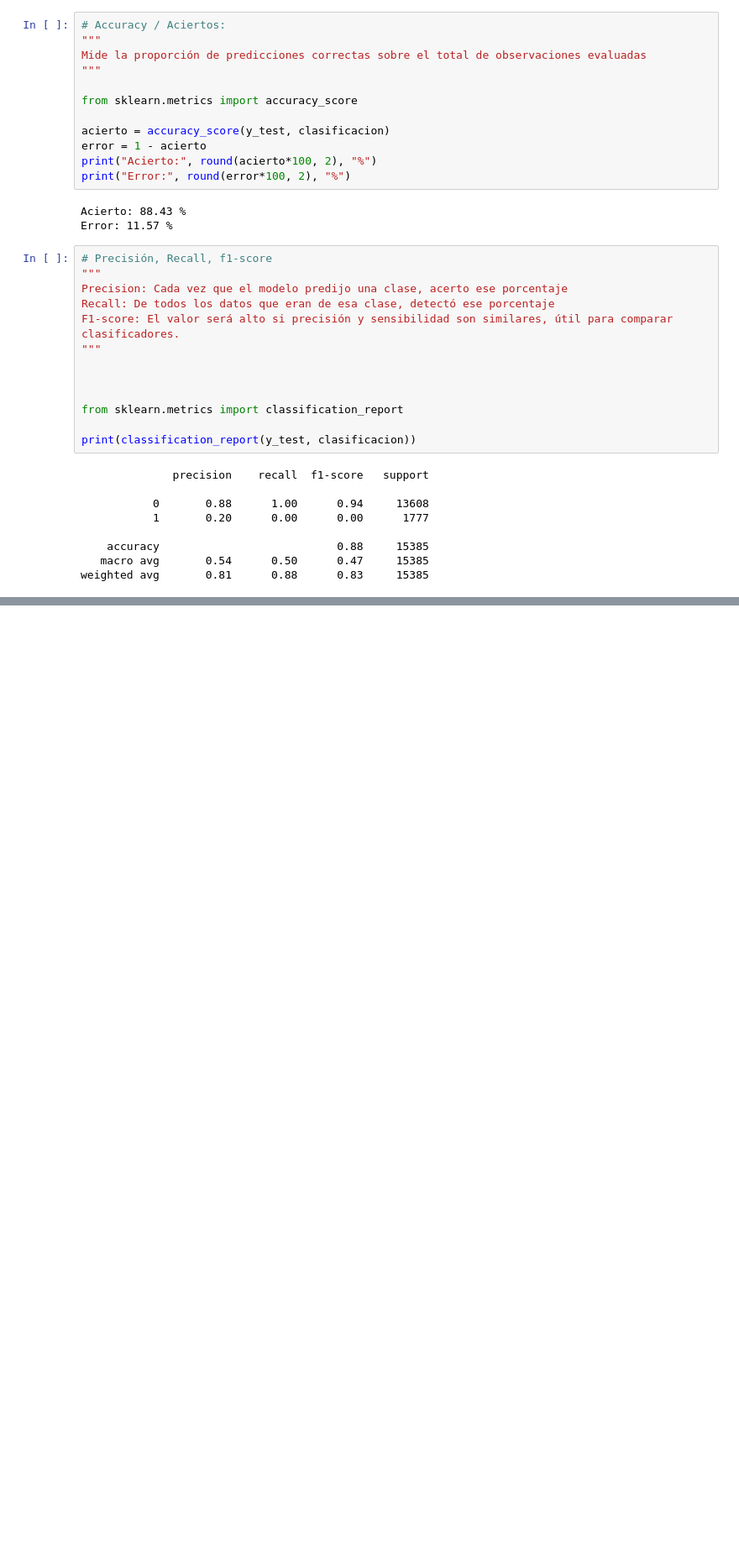
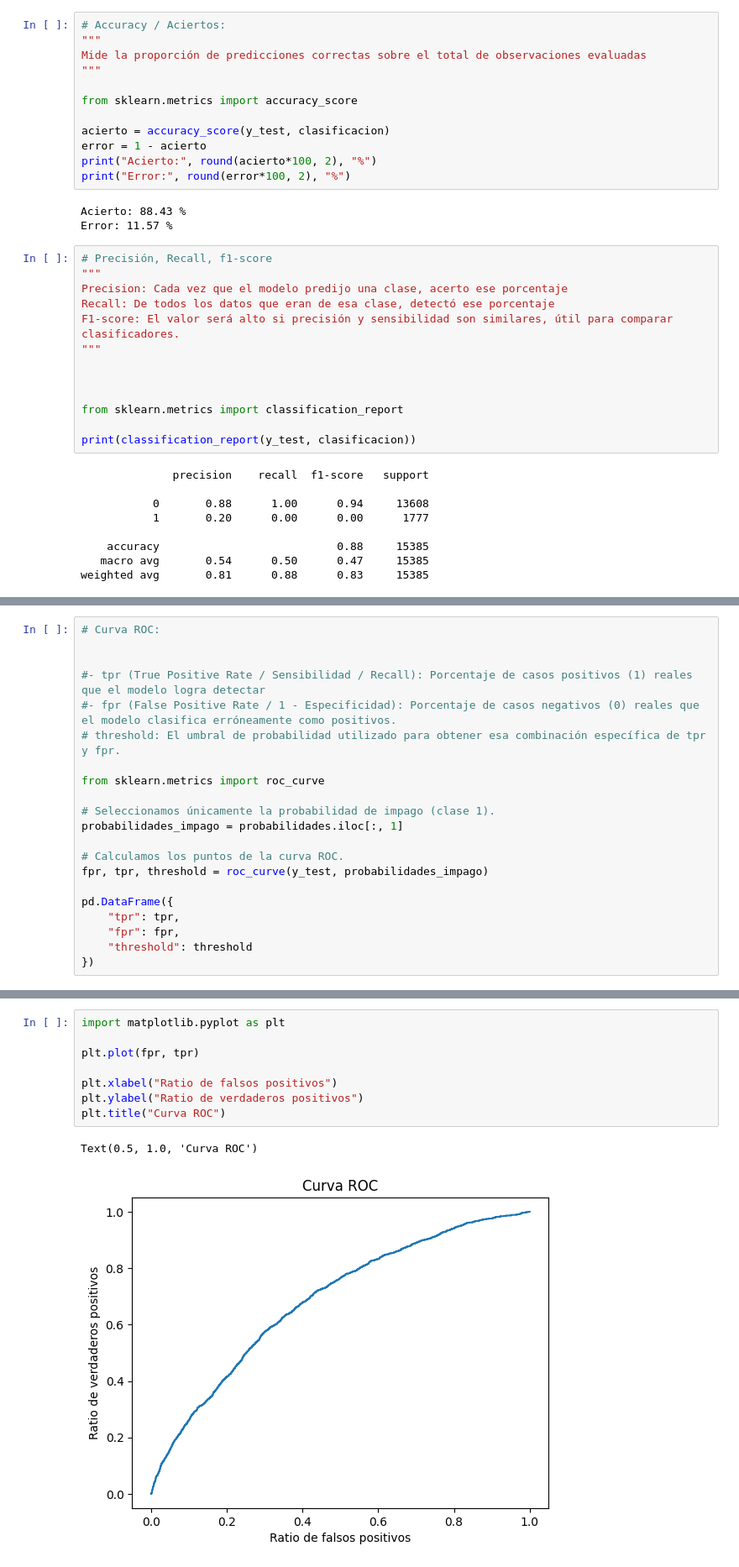
Before and after one commit to NaiaArroyo/RETO-5-NARANJA, a Jupyter notebook: regresion_logistica.ipynb, the cells around one changed output, grey strips where cells are left out. Shown at 84% size. Cells and saved outputs as stored; diff of their text form; blank space fills up the shorter version.

```diff
--- a/regresion_logistica.ipynb
+++ b/regresion_logistica.ipynb
@@ -343,0 +432,21 @@ weighted avg       0.81      0.88      0.83     15385
+# %%
+# Curva ROC:
+
+
+#- tpr (True Positive Rate / Sensibilidad / Recall): Porcentaje de casos positivos (1) reales que el modelo logra detectar
+#- fpr (False Positive Rate / 1 - Especificidad): Porcentaje de casos negativos (0) reales que el modelo clasifica erróneamente como positivos.
+# threshold: El umbral de probabilidad utilizado para obtener esa combinación específica de tpr y fpr.
+
+from sklearn.metrics import roc_curve
+
+# Seleccionamos únicamente la probabilidad de impago (clase 1).
+probabilidades_impago = probabilidades.iloc[:, 1]
+
+# Calculamos los puntos de la curva ROC.
+fpr, tpr, threshold = roc_curve(y_test, probabilidades_impago)
+
+pd.DataFrame({
+    "tpr": tpr,
+    "fpr": fpr,
+    "threshold": threshold
+})
@@ -343,0 +467,11 @@ weighted avg       0.81      0.88      0.83     15385
+# %%
+import matplotlib.pyplot as plt
+
+plt.plot(fpr, tpr)
+
+plt.xlabel("Ratio de falsos positivos")
+plt.ylabel("Ratio de verdaderos positivos")
+plt.title("Curva ROC")
+# %% [output]
+Text(0.5, 1.0, 'Curva ROC')
+[figure, added]
```
Also changed, not shown: parts of 7 cells of this notebook.
